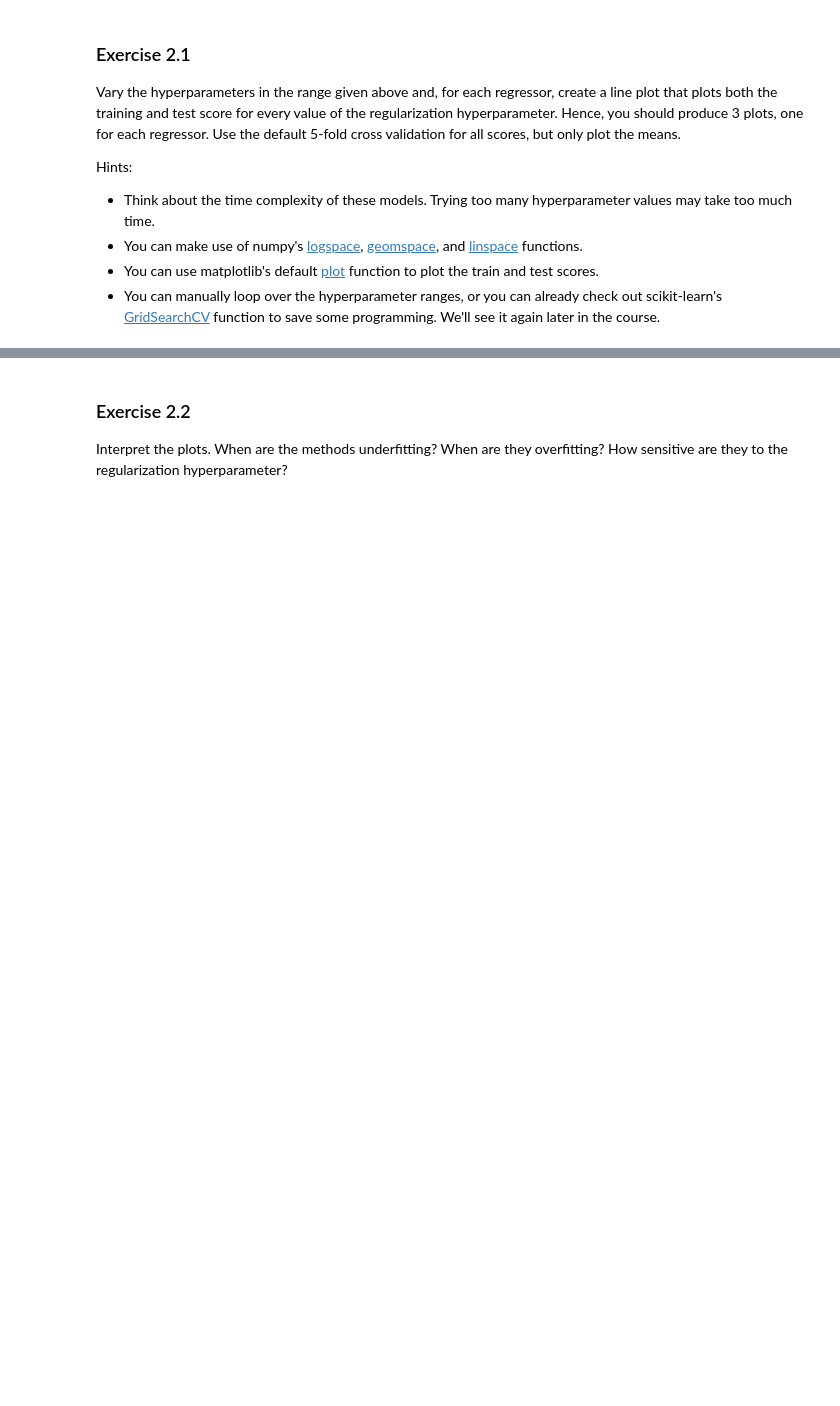
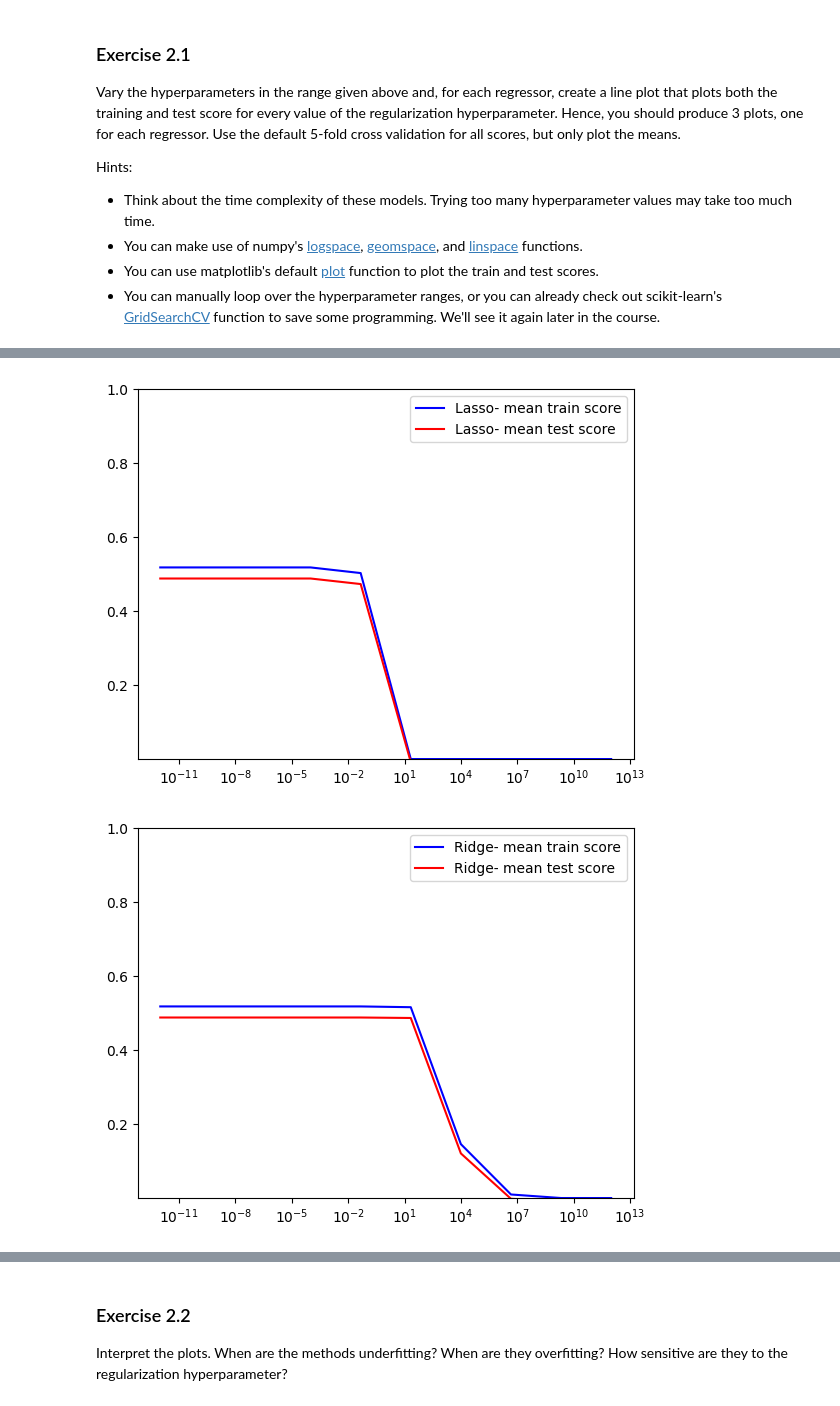
Before and after one commit to Alpaczyk/2AMM15, a Jupyter notebook: labs/Lab 1a - Linear Models for Regression.ipynb, the cells around one changed output, grey strips where cells are left out. Cells and saved outputs as stored; diff of their text form; code cells hidden in the pictures; blank space fills up the shorter version.

```diff
--- a/labs/Lab 1a - Linear Models for Regression.ipynb
+++ b/labs/Lab 1a - Linear Models for Regression.ipynb
@@ -175,0 +142,53 @@ KNeighborsRegressor(n_neighbors=17)
+# %%
+import numpy as np
+from sklearn.model_selection import GridSearchCV, train_test_split
+
+param_grid_Lasso_and_Ridge = {'alpha': np.logspace(-12, 12, num=10, )}
+param_grid_KNeighbors = {'n_neighbors': np.linspace(1, 50, num=10, dtype=int)}
+grid_searches = [GridSearchCV(Lasso(), param_grid_Lasso_and_Ridge, return_train_score=True),
+                 GridSearchCV(Ridge(), param_grid_Lasso_and_Ridge, return_train_score=True),
+                 GridSearchCV(KNeighborsRegressor(), param_grid_KNeighbors, return_train_score=True)]
+las_res = grid_searches[0].fit(X,y)
+rid_res = grid_searches[1].fit(X,y)
+knn_res = grid_searches[2].fit(X,y)
+_=plt.plot([d['alpha'] for d in las_res
+              .cv_results_['params']],
+             las_res.cv_results_['mean_train_score'], 'b',
+             label='Lasso- mean train score')
+_=plt.plot([d['alpha'] for d in las_res
+              .cv_results_['params']],
+             las_res.cv_results_['mean_test_score'], 'r',
+             label='Lasso- mean test score')
+_=plt.xscale('log')
+_=plt.ylim([0.001,1])
+plt.legend()
+plt.show()
+
+_=plt.plot([d['alpha'] for d in rid_res
+              .cv_results_['params']],
+             rid_res.cv_results_['mean_train_score'], 'b',
+             label='Ridge- mean train score')
+_=plt.plot([d['alpha'] for d in rid_res
+              .cv_results_['params']],
+             rid_res.cv_results_['mean_test_score'], 'r',
+             label='Ridge- mean test score')
+_=plt.xscale('log')
+_=plt.ylim([0.001,1])
+plt.legend()
+plt.show()
+
+_=plt.plot([d['n_neighbors'] for d in knn_res
+              .cv_results_['params']],
+             knn_res.cv_results_['mean_train_score'], 'b',
+             label='Knn- mean train score')
+_=plt.plot([d['n_neighbors'] for d in knn_res
+              .cv_results_['params']],
+             knn_res.cv_results_['mean_test_score'], 'r',
+             label='Knn- mean test score')
+_=plt.xscale('linear')
+_=plt.ylim([0.001,1])
+plt.legend()
+plt.show()
+# %% [output]
+[figure, added]
+[figure, added]
```
Also changed, not shown: parts of 11 cells of this notebook, 2 other files.
